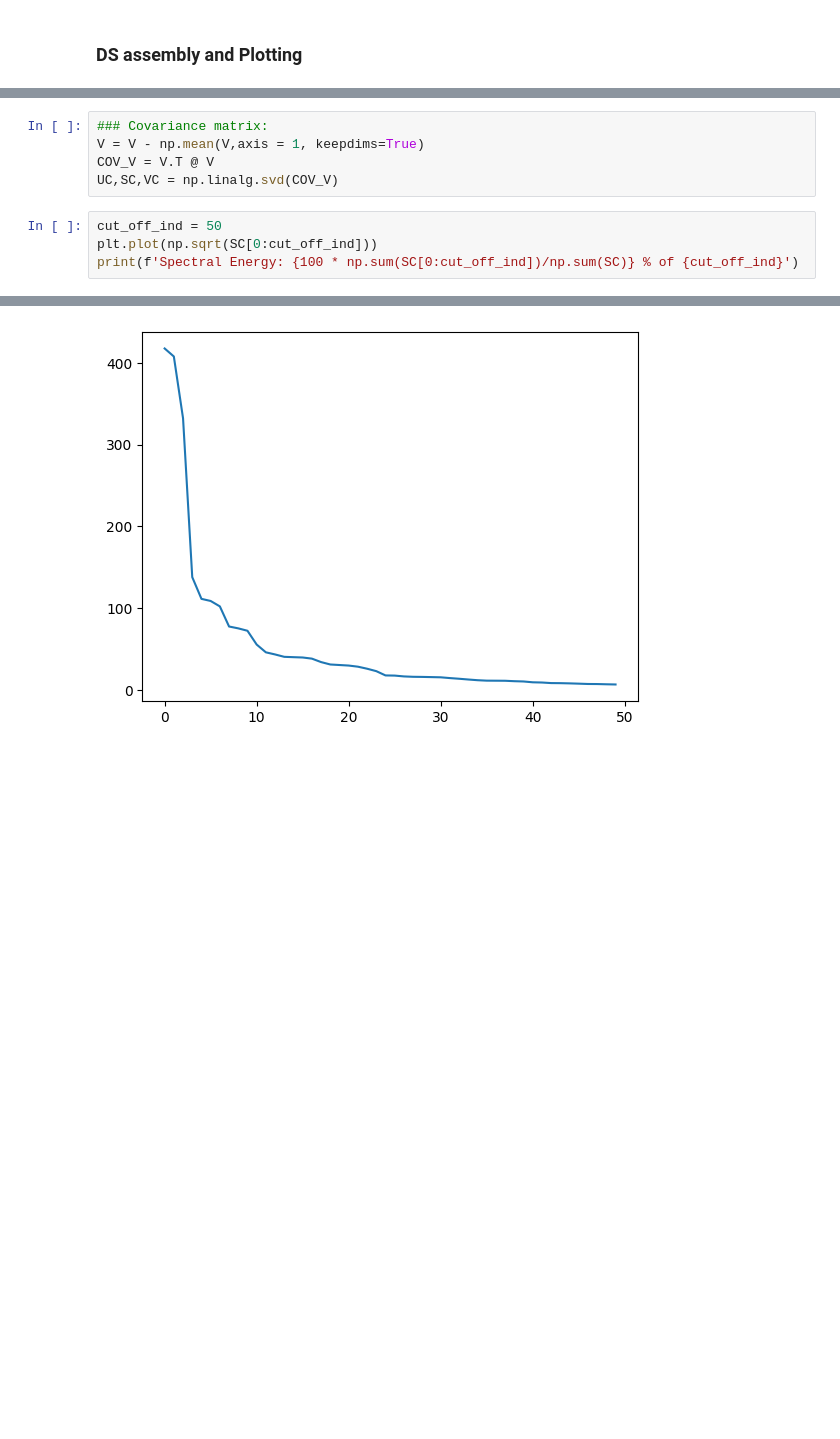
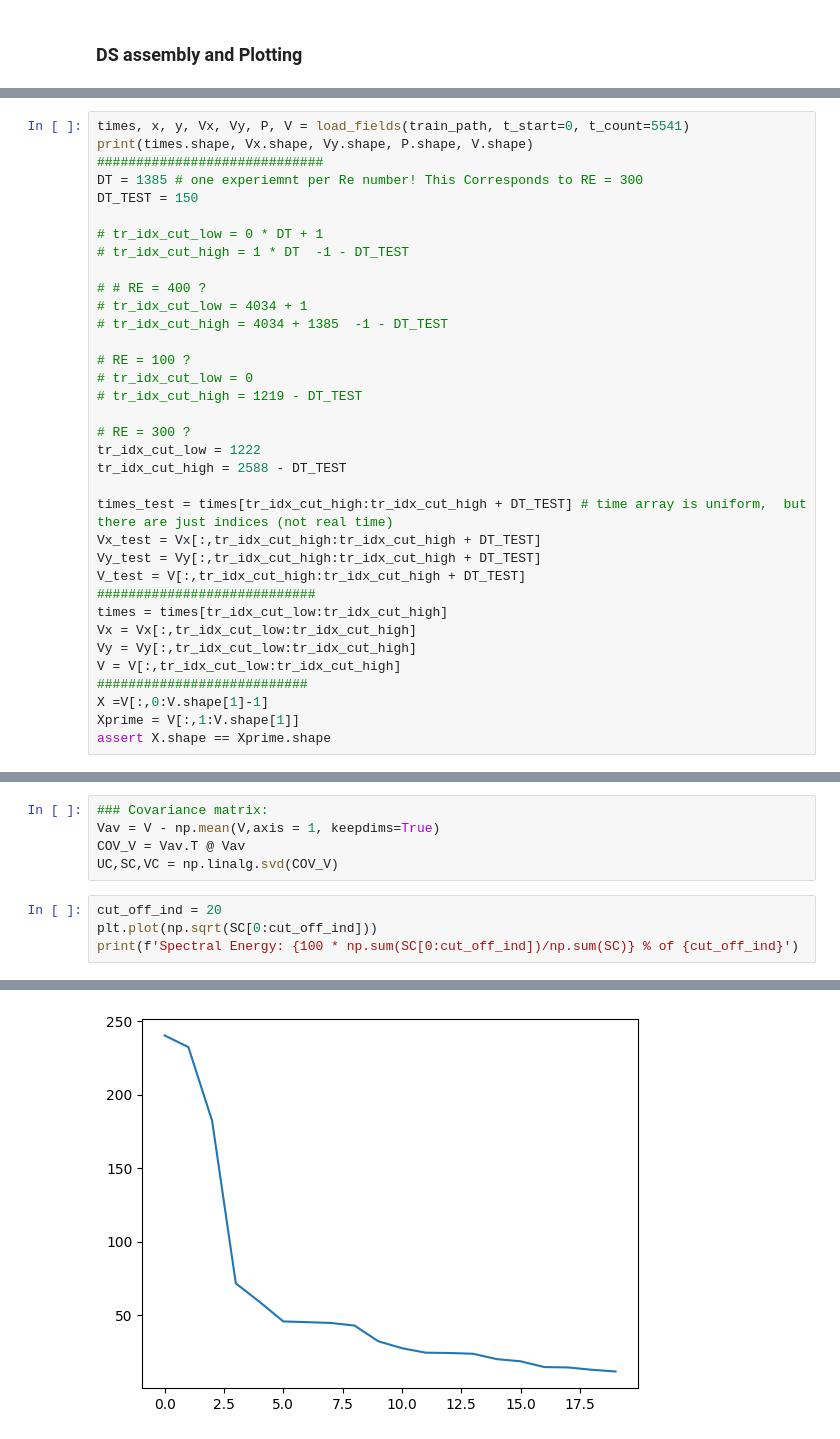
Before and after one commit to StephenVintskevich/bstt2, a Jupyter notebook: notebooks/sindy_crossflow.ipynb, the cells around one changed output, grey strips where cells are left out. Saved outputs shown, nothing was run; the diff lists cells and outputs as text; blank space fills up the shorter version.

```diff
--- a/notebooks/sindy_crossflow.ipynb
+++ b/notebooks/sindy_crossflow.ipynb
@@ -348,0 +144,35 @@ assert X.shape == Xprime.shape
+# %%
+times, x, y, Vx, Vy, P, V = load_fields(train_path, t_start=0, t_count=5541)
+print(times.shape, Vx.shape, Vy.shape, P.shape, V.shape)
+#############################
+DT = 1385 # one experiemnt per Re number! This Corresponds to RE = 300
+DT_TEST = 150
+
+# tr_idx_cut_low = 0 * DT + 1
+# tr_idx_cut_high = 1 * DT  -1 - DT_TEST
+
+# # RE = 400 ?
+# tr_idx_cut_low = 4034 + 1
+# tr_idx_cut_high = 4034 + 1385  -1 - DT_TEST
+
+# RE = 100 ?
+# tr_idx_cut_low = 0
+# tr_idx_cut_high = 1219 - DT_TEST
+
+# RE = 300 ?
+tr_idx_cut_low = 1222
+tr_idx_cut_high = 2588 - DT_TEST
+
+times_test = times[tr_idx_cut_high:tr_idx_cut_high + DT_TEST] # time array is uniform,  but there are just indices (not real time)
+Vx_test = Vx[:,tr_idx_cut_high:tr_idx_cut_high + DT_TEST]
+Vy_test = Vy[:,tr_idx_cut_high:tr_idx_cut_high + DT_TEST]
+V_test = V[:,tr_idx_cut_high:tr_idx_cut_high + DT_TEST]
+############################
+times = times[tr_idx_cut_low:tr_idx_cut_high]
+Vx = Vx[:,tr_idx_cut_low:tr_idx_cut_high]
+Vy = Vy[:,tr_idx_cut_low:tr_idx_cut_high]
+V = V[:,tr_idx_cut_low:tr_idx_cut_high]
+###########################
+X =V[:,0:V.shape[1]-1]
+Xprime = V[:,1:V.shape[1]]
+assert X.shape == Xprime.shape
@@ -349,10 +186,10 @@ assert X.shape == Xprime.shape
 # %%
 ### Covariance matrix:
-V = V - np.mean(V,axis = 1, keepdims=True)
-COV_V = V.T @ V
+Vav = V - np.mean(V,axis = 1, keepdims=True)
+COV_V = Vav.T @ Vav
 UC,SC,VC = np.linalg.svd(COV_V)
 # %%
-cut_off_ind = 50
+cut_off_ind = 20
 plt.plot(np.sqrt(SC[0:cut_off_ind]))
 print(f'Spectral Energy: {100 * np.sum(SC[0:cut_off_ind])/np.sum(SC)} % of {cut_off_ind}')
 # %% [output]
@@ -360 +197 @@ Spectral Energy: 99.84803959897486 % of 50
-[figure, old version]
+[figure, new version]
```
Also changed, not shown: parts of 33 cells of this notebook, 2 other files.
